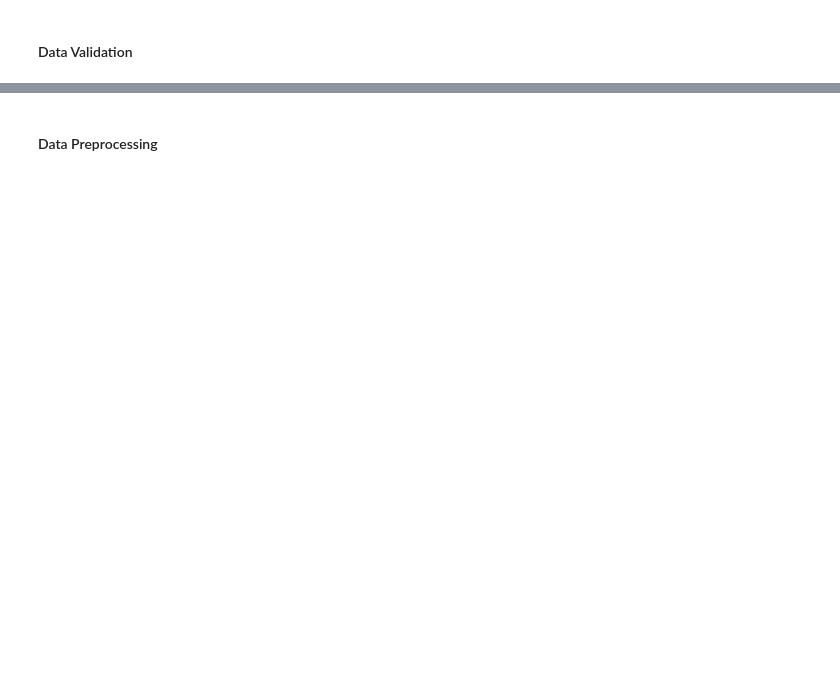
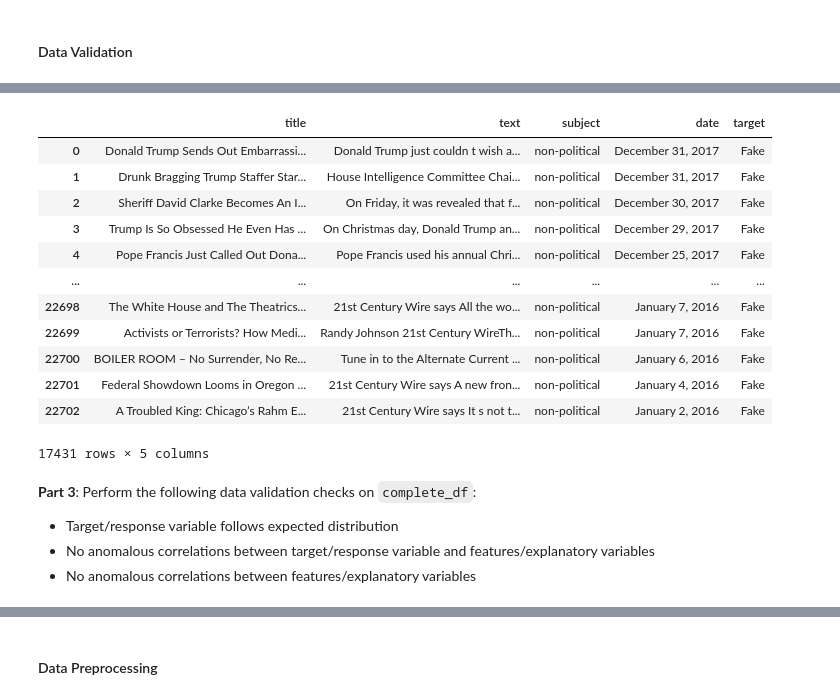
Before and after one commit to Vin-dictive/fake-real-news-detection, a Jupyter notebook: notebooks/analysis.ipynb, the cells around one changed output, grey strips where cells are left out. Drawn from its saved outputs; the diff is of its cells as text; code cells hidden in the pictures; blank space fills up the shorter version.

```diff
--- a/notebooks/analysis.ipynb
+++ b/notebooks/analysis.ipynb
@@ -120,0 +204,26 @@ schema.validate(fake_df, lazy=True)
+# %%
+fake_df = fake_df[pd.to_datetime(fake_df['date'],
+                                 format='mixed',
+                                 errors='coerce').notna()]
+fake_df = fake_df[fake_df['text'].str.len() >= 20]
+
+schema2.validate(fake_df, lazy=True)
+# %% [output]
+|  | title | text | subject | date | target |
+| 0 | Donald Trump Sends Out Embarrassi... | Donald Trump just couldn t wish a... | non-political | December 31, 2017 | Fake |
+| 1 | Drunk Bragging Trump Staffer Star... | House Intelligence Committee Chai... | non-political | December 31, 2017 | Fake |
+| 2 | Sheriff David Clarke Becomes An I... | On Friday, it was revealed that f... | non-political | December 30, 2017 | Fake |
+| 3 | Trump Is So Obsessed He Even Has ... | On Christmas day, Donald Trump an... | non-political | December 29, 2017 | Fake |
+| 4 | Pope Francis Just Called Out Dona... | Pope Francis used his annual Chri... | non-political | December 25, 2017 | Fake |
+| ... | ... | ... | ... | ... | ... |
+| 22698 | The White House and The Theatrics... | 21st Century Wire says All the wo... | non-political | January 7, 2016 | Fake |
+| 22699 | Activists or Terrorists? How Medi... | Randy Johnson 21st Century WireTh... | non-political | January 7, 2016 | Fake |
+| 22700 | BOILER ROOM – No Surrender, No Re... | Tune in to the Alternate Current ... | non-political | January 6, 2016 | Fake |
+| 22701 | Federal Showdown Looms in Oregon ... | 21st Century Wire says A new fron... | non-political | January 4, 2016 | Fake |
+| 22702 | A Troubled King: Chicago’s Rahm E... | 21st Century Wire says It s not t... | non-political | January 2, 2016 | Fake |
+17431 rows × 5 columns
+# %% [markdown]
+**Part 3**: Perform the following data validation checks on `complete_df`:
+- Target/response variable follows expected distribution
+- No anomalous correlations between target/response variable and features/explanatory variables
+- No anomalous correlations between features/explanatory variables
```
Also changed, not shown: parts of 14 cells of this notebook.
